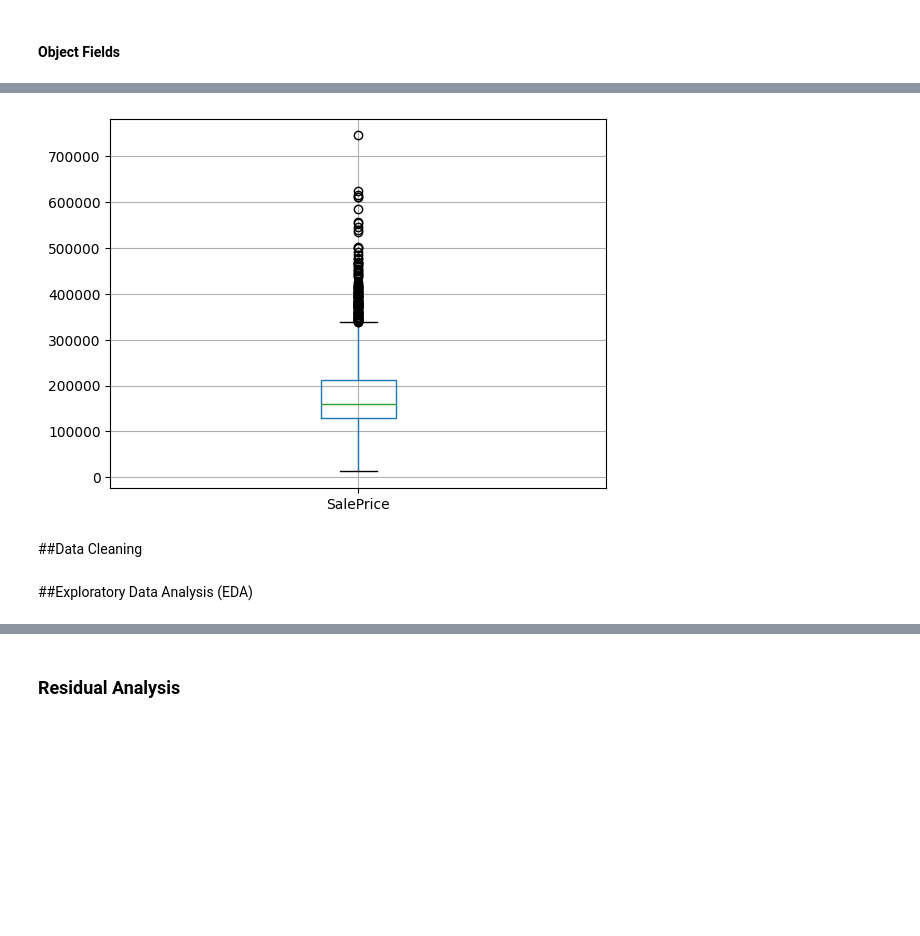
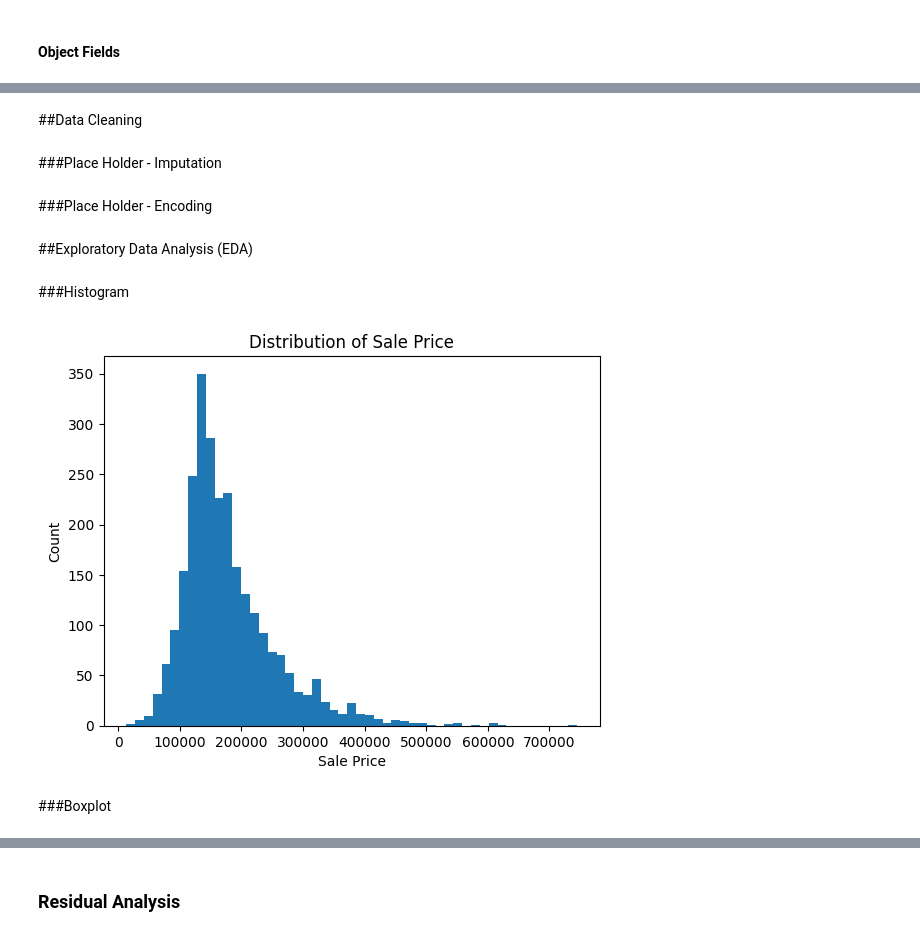
Before and after one commit to test-ds-21/stephanie465337___Data-Science-Portfolio-C21, a Jupyter notebook: Projects/Project-2/Housing.ipynb, the cells around one changed output, grey strips where cells are left out. Saved outputs shown, nothing was run; the diff lists cells and outputs as text; code cells hidden in the pictures; blank space fills up the shorter version.

```diff
--- a/Projects/Project-2/Housing.ipynb
+++ b/Projects/Project-2/Housing.ipynb
@@ -353,9 +274,3 @@ plt.show()
-# %%
-df[['SalePrice']].boxplot()
-
-plt.show()
-# %% [output]
-[figure]
 # %% [markdown]
 ##Data Cleaning
 # %%
@@ -365,2 +283,22 @@ y = df['SalePrice'].copy()
+# %% [markdown]
+###Place Holder - Imputation
+# %% [markdown]
+###Place Holder - Encoding
 # %% [markdown]
 ##Exploratory Data Analysis (EDA)
+# %% [markdown]
+###Histogram
+# %%
+n = int(2637**(1/2))
+
+plt.hist(df_clean['SalePrice'], bins=n)
+
+plt.xlabel('Sale Price')
+plt.ylabel('Count')
+plt.title('Distribution of Sale Price')
+
+plt.show()
+# %% [output]
+[figure, added]
+# %% [markdown]
+###Boxplot
```
Also changed, not shown: parts of 33 cells of this notebook.
